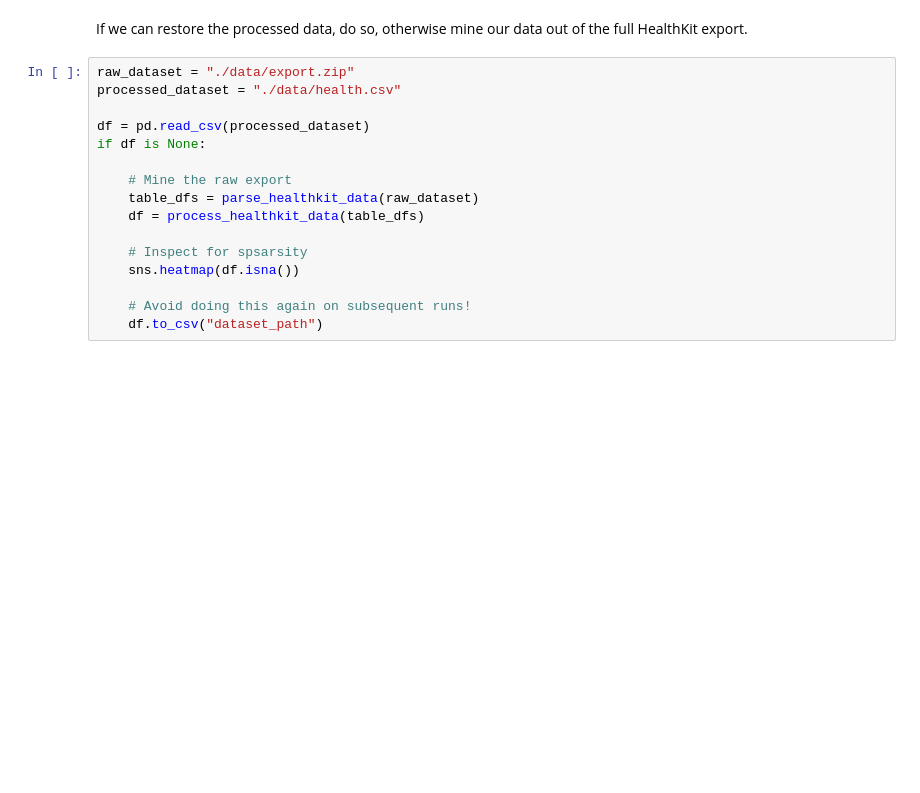
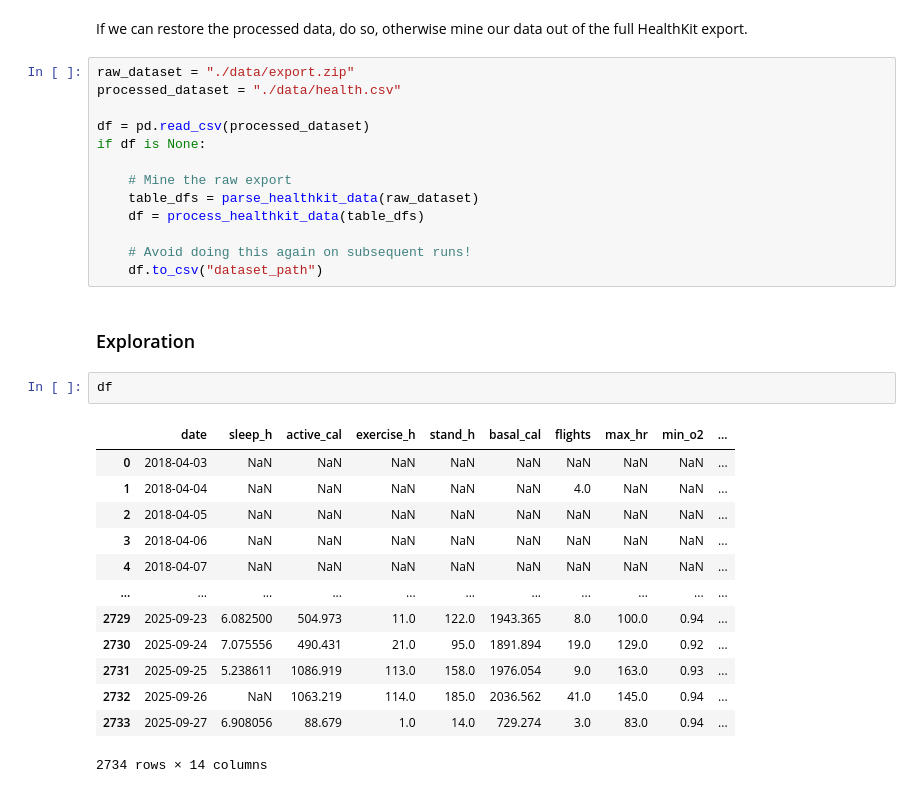
Before and after one commit to auto-d/medex, a Jupyter notebook: medex.ipynb, the cells around one changed output. Cells and saved outputs as stored; diff of their text form; blank space fills up the shorter version.

```diff
--- a/medex.ipynb
+++ b/medex.ipynb
@@ -202,8 +206,23 @@ if df is None:
     table_dfs = parse_healthkit_data(raw_dataset)
     df = process_healthkit_data(table_dfs)
 
-    # Inspect for spsarsity
-    sns.heatmap(df.isna())
-
     # Avoid doing this again on subsequent runs!
     df.to_csv("dataset_path")
+# %% [markdown]
+### Exploration
+# %%
+df
+# %% [output]
+|  | date | sleep_h | active_cal | exercise_h | stand_h | basal_cal | flights | max_hr | min_o2 | ... |
+| 0 | 2018-04-03 | NaN | NaN | NaN | NaN | NaN | NaN | NaN | NaN | ... |
+| 1 | 2018-04-04 | NaN | NaN | NaN | NaN | NaN | 4.0 | NaN | NaN | ... |
+| 2 | 2018-04-05 | NaN | NaN | NaN | NaN | NaN | NaN | NaN | NaN | ... |
+| 3 | 2018-04-06 | NaN | NaN | NaN | NaN | NaN | NaN | NaN | NaN | ... |
+| 4 | 2018-04-07 | NaN | NaN | NaN | NaN | NaN | NaN | NaN | NaN | ... |
+| ... | ... | ... | ... | ... | ... | ... | ... | ... | ... | ... |
+| 2729 | 2025-09-23 | 6.082500 | 504.973 | 11.0 | 122.0 | 1943.365 | 8.0 | 100.0 | 0.94 | ... |
+| 2730 | 2025-09-24 | 7.075556 | 490.431 | 21.0 | 95.0 | 1891.894 | 19.0 | 129.0 | 0.92 | ... |
+| 2731 | 2025-09-25 | 5.238611 | 1086.919 | 113.0 | 158.0 | 1976.054 | 9.0 | 163.0 | 0.93 | ... |
+| 2732 | 2025-09-26 | NaN | 1063.219 | 114.0 | 185.0 | 2036.562 | 41.0 | 145.0 | 0.94 | ... |
+| 2733 | 2025-09-27 | 6.908056 | 88.679 | 1.0 | 14.0 | 729.274 | 3.0 | 83.0 | 0.94 | ... |
+2734 rows × 14 columns
```
Also changed, not shown: parts of 3 cells of this notebook, 1 other file.
